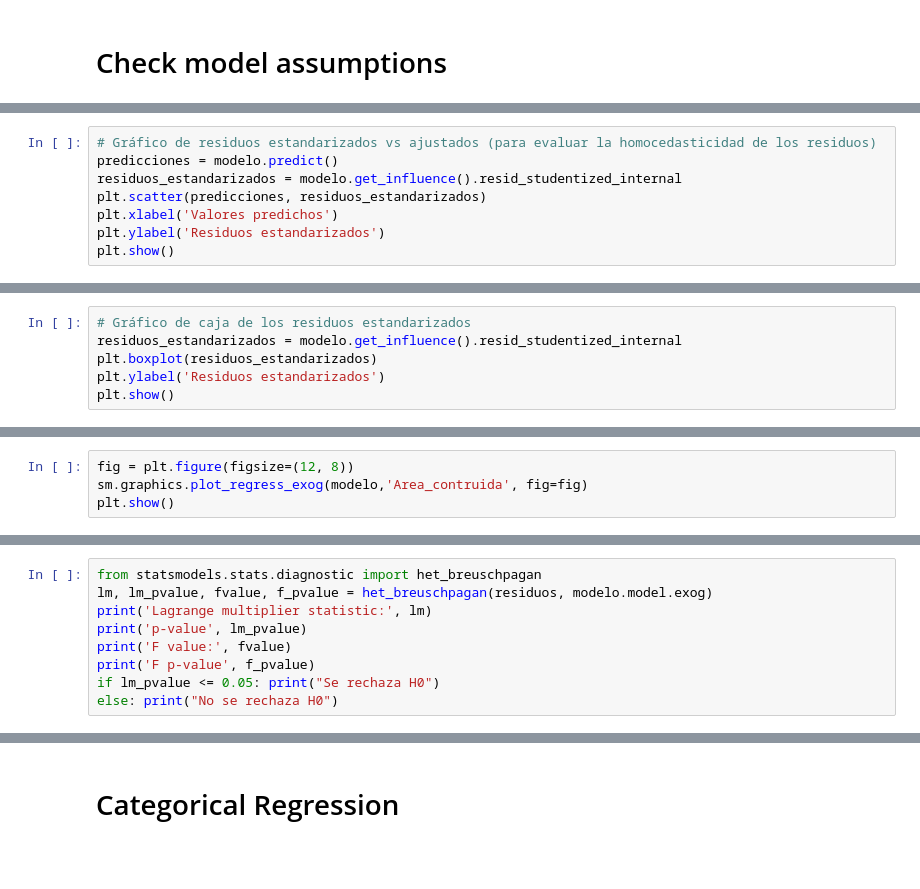
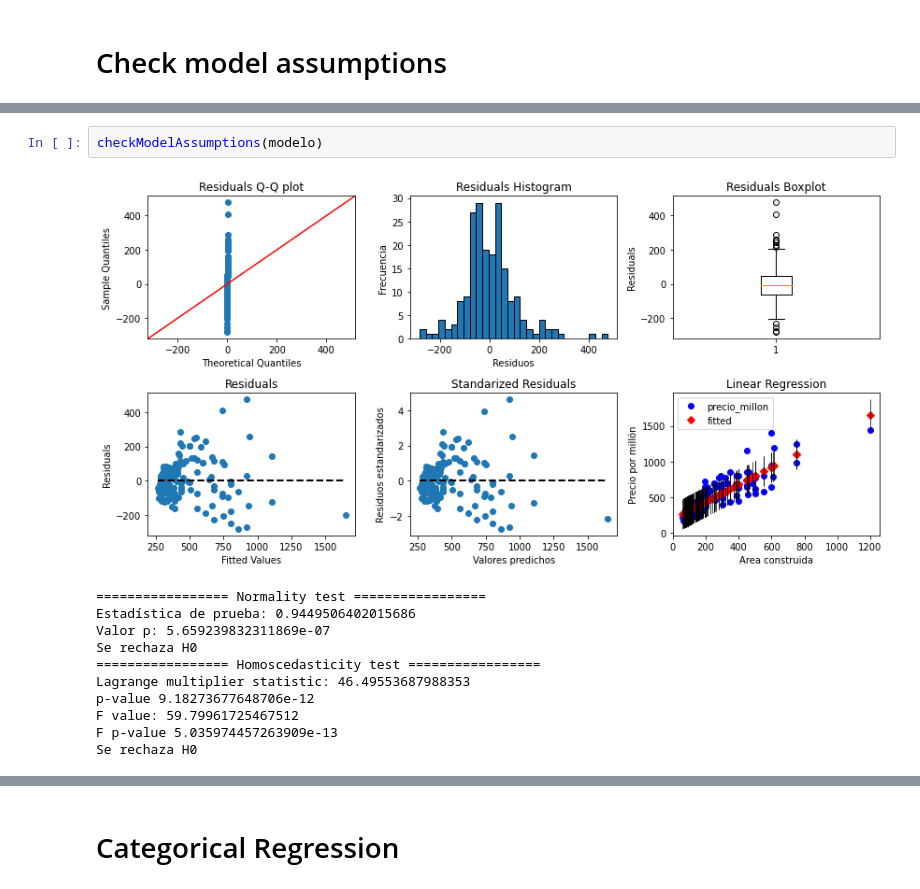
Before and after one commit to suribe06/Statistics, a Jupyter notebook: Parcial_2.ipynb, the cells around one changed output, grey strips where cells are left out. Saved outputs shown, nothing was run; the diff lists cells and outputs as text; blank space fills up the shorter version.

```diff
--- a/Parcial_2.ipynb
+++ b/Parcial_2.ipynb
@@ -263,8 +231,0 @@ plt.show()
-# %%
-# Gráfico de residuos estandarizados vs ajustados (para evaluar la homocedasticidad de los residuos)
-predicciones = modelo.predict()
-residuos_estandarizados = modelo.get_influence().resid_studentized_internal
-plt.scatter(predicciones, residuos_estandarizados)
-plt.xlabel('Valores predichos')
-plt.ylabel('Residuos estandarizados')
-plt.show()
@@ -273,6 +231,0 @@ plt.show()
-# %%
-# Gráfico de caja de los residuos estandarizados
-residuos_estandarizados = modelo.get_influence().resid_studentized_internal
-plt.boxplot(residuos_estandarizados)
-plt.ylabel('Residuos estandarizados')
-plt.show()
@@ -281,4 +231,0 @@ plt.show()
-# %%
-fig = plt.figure(figsize=(12, 8))
-sm.graphics.plot_regress_exog(modelo,'Area_contruida', fig=fig)
-plt.show()
@@ -290,9 +231,0 @@ Homoscedasticity of the residuals
-# %%
-from statsmodels.stats.diagnostic import het_breuschpagan
-lm, lm_pvalue, fvalue, f_pvalue = het_breuschpagan(residuos, modelo.model.exog)
-print('Lagrange multiplier statistic:', lm)
-print('p-value', lm_pvalue)
-print('F value:', fvalue)
-print('F p-value', f_pvalue)
-if lm_pvalue <= 0.05: print("Se rechaza H0")
-else: print("No se rechaza H0")
@@ -305 +290,15 @@ Se rechaza H0
+# %%
+checkModelAssumptions(modelo)
+# %% [output]
+[figure, added]
+================= Normality test =================
+Estadística de prueba: 0.9449506402015686
+Valor p: 5.659239832311869e-07
+Se rechaza H0
+================= Homoscedasticity test =================
+Lagrange multiplier statistic: 46.49553687988353
+p-value 9.18273677648706e-12
+F value: 59.79961725467512
+F p-value 5.035974457263909e-13
+Se rechaza H0
 # %% [markdown]
```
Also changed, not shown: parts of 22 cells of this notebook.
